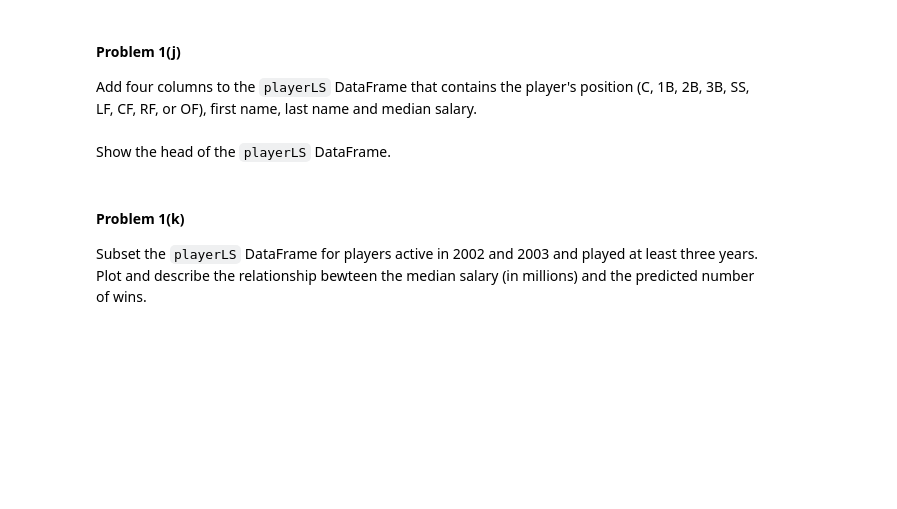
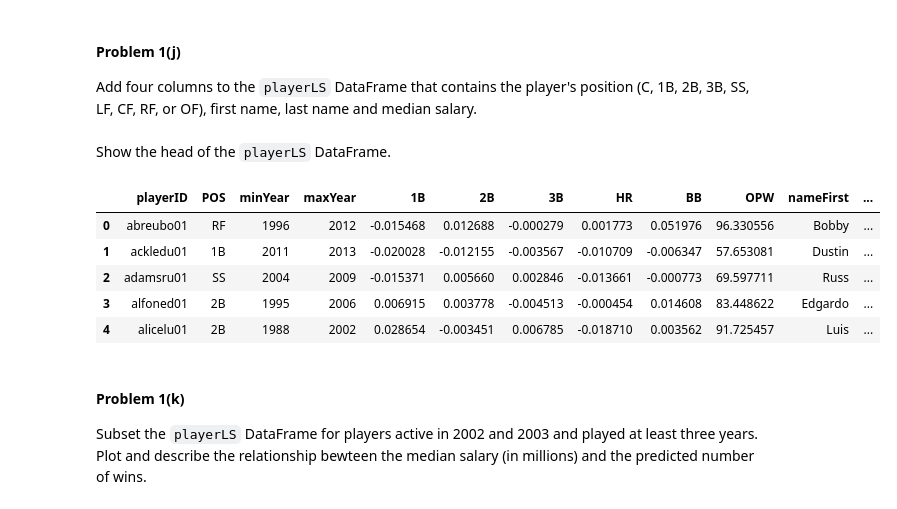
Before and after one commit to dndln/2014, a Jupyter notebook: homework/HW3_working.ipynb, the cells around one changed output. Cells and saved outputs as stored; diff of their text form; code cells hidden in the pictures; blank space fills up the shorter version.

```diff
--- a/homework/HW3_working.ipynb
+++ b/homework/HW3_working.ipynb
@@ -379,6 +436,14 @@ Add four columns to the `playerLS` DataFrame that contains the player's position
 Show the head of the `playerLS` DataFrame.
 # %%
 ### Your code here ###
+playerLS_merged.head()
+# %% [output]
+|  | playerID | POS | minYear | maxYear | 1B | 2B | 3B | HR | BB | OPW | nameFirst | ... |
+| 0 | abreubo01 | RF | 1996 | 2012 | -0.015468 | 0.012688 | -0.000279 | 0.001773 | 0.051976 | 96.330556 | Bobby | ... |
+| 1 | ackledu01 | 1B | 2011 | 2013 | -0.020028 | -0.012155 | -0.003567 | -0.010709 | -0.006347 | 57.653081 | Dustin | ... |
+| 2 | adamsru01 | SS | 2004 | 2009 | -0.015371 | 0.005660 | 0.002846 | -0.013661 | -0.000773 | 69.597711 | Russ | ... |
+| 3 | alfoned01 | 2B | 1995 | 2006 | 0.006915 | 0.003778 | -0.004513 | -0.000454 | 0.014608 | 83.448622 | Edgardo | ... |
+| 4 | alicelu01 | 2B | 1988 | 2002 | 0.028654 | -0.003451 | 0.006785 | -0.018710 | 0.003562 | 91.725457 | Luis | ... |
 # %% [markdown]
 #### Problem 1(k)
 
```
Also changed, not shown: parts of 29 cells of this notebook.
